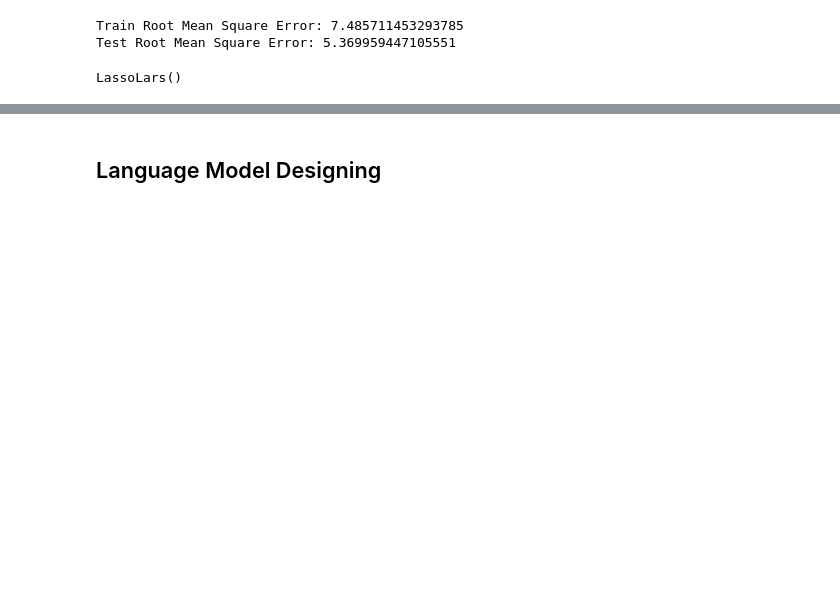
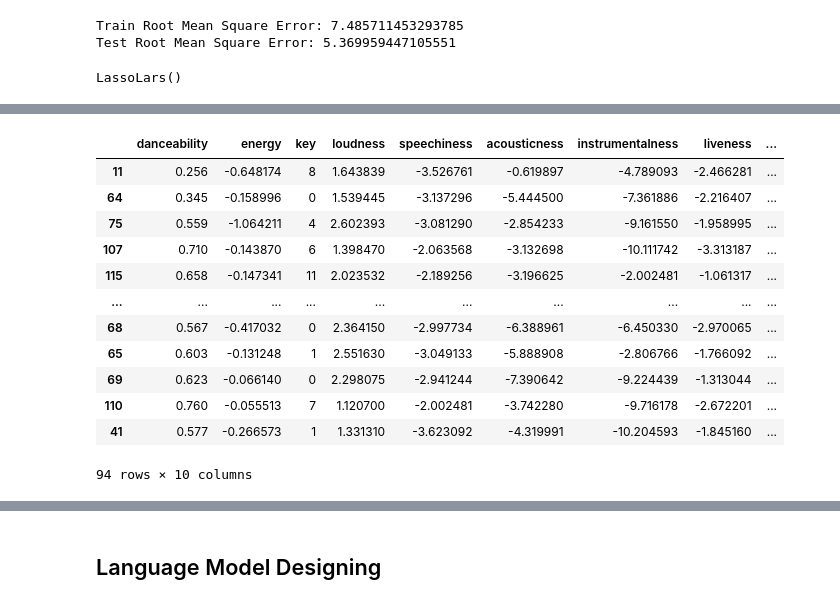
Before and after one commit to klsalcedo/lyric_generation, a Jupyter notebook: lyric_analysis.ipynb, the cells around one changed output, grey strips where cells are left out. Saved outputs shown, nothing was run; the diff lists cells and outputs as text; code cells hidden in the pictures; blank space fills up the shorter version.

```diff
--- a/lyric_analysis.ipynb
+++ b/lyric_analysis.ipynb
@@ -1222,0 +1338,16 @@ array([ 9731.1577998 , 12263.98339843,  7382.15621729,  6501.87387883,
+# %%
+X_train
+# %% [output]
+|  | danceability | energy | key | loudness | speechiness | acousticness | instrumentalness | liveness | ... |
+| 11 | 0.256 | -0.648174 | 8 | 1.643839 | -3.526761 | -0.619897 | -4.789093 | -2.466281 | ... |
+| 64 | 0.345 | -0.158996 | 0 | 1.539445 | -3.137296 | -5.444500 | -7.361886 | -2.216407 | ... |
+| 75 | 0.559 | -1.064211 | 4 | 2.602393 | -3.081290 | -2.854233 | -9.161550 | -1.958995 | ... |
+| 107 | 0.710 | -0.143870 | 6 | 1.398470 | -2.063568 | -3.132698 | -10.111742 | -3.313187 | ... |
+| 115 | 0.658 | -0.147341 | 11 | 2.023532 | -2.189256 | -3.196625 | -2.002481 | -1.061317 | ... |
+| ... | ... | ... | ... | ... | ... | ... | ... | ... | ... |
+| 68 | 0.567 | -0.417032 | 0 | 2.364150 | -2.997734 | -6.388961 | -6.450330 | -2.970065 | ... |
+| 65 | 0.603 | -0.131248 | 1 | 2.551630 | -3.049133 | -5.888908 | -2.806766 | -1.766092 | ... |
+| 69 | 0.623 | -0.066140 | 0 | 2.298075 | -2.941244 | -7.390642 | -9.224439 | -1.313044 | ... |
+| 110 | 0.760 | -0.055513 | 7 | 1.120700 | -2.002481 | -3.742280 | -9.716178 | -2.672201 | ... |
+| 41 | 0.577 | -0.266573 | 1 | 1.331310 | -3.623092 | -4.319991 | -10.204593 | -1.845160 | ... |
+94 rows × 10 columns
```
Also changed, not shown: parts of 79 cells of this notebook, 1 other file.
